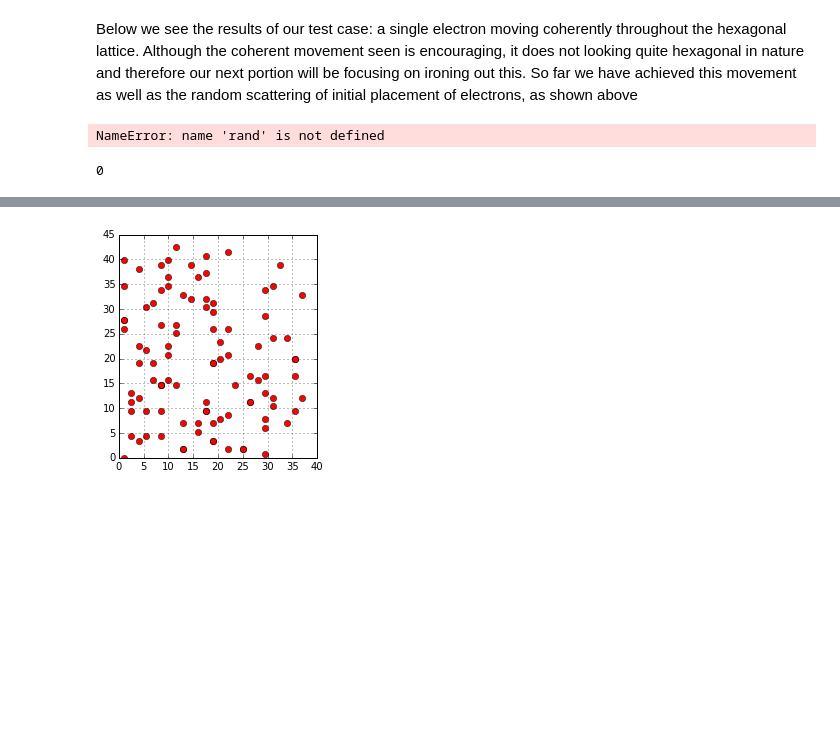
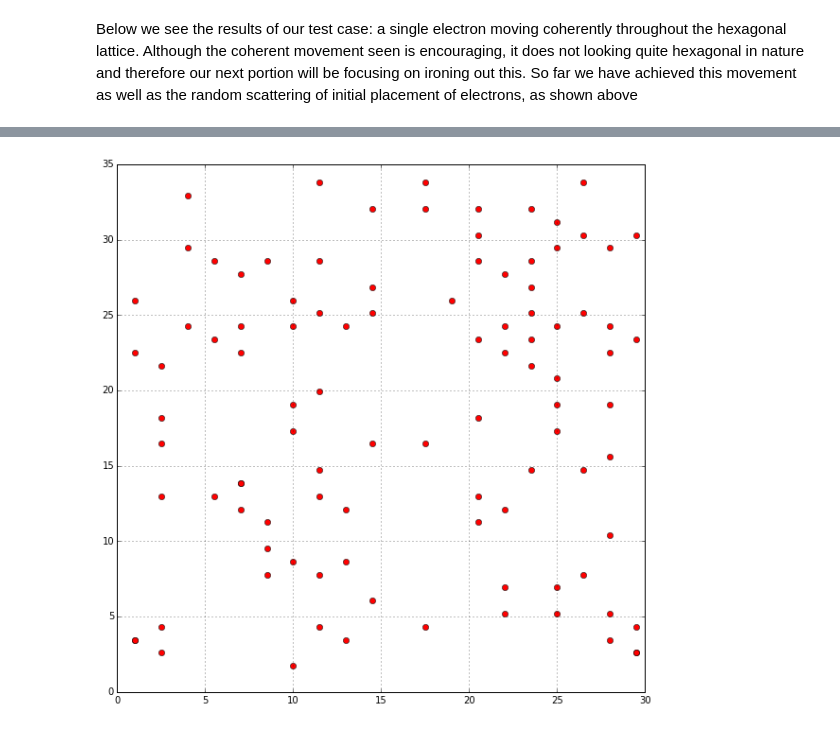
Before and after one commit to gmp25/SolidStatePhysicsProject, a Jupyter notebook: Untitled.ipynb, the cells around one changed output, grey strips where cells are left out. Cells and saved outputs as stored; diff of their text form; code cells hidden in the pictures; blank space fills up the shorter version.

Commit message:
got the electron placement ready
need to merge alex's temperature dependence function:
need to figure out what may be going wrong with it also.
Need to create out test

```diff
--- a/Untitled.ipynb
+++ b/Untitled.ipynb
@@ -200,15 +188,3 @@ Below we see the results of our test case: a single electron moving coherently t
 the coherent movement seen is encouraging, it does not looking quite hexagonal in nature and therefore our next portion will be
 focusing on ironing out this. So far we have achieved this movement as well as the random scattering of initial placement of
 electrons, as shown above
-# %%
-"""May be used later"""
-
-for i in range(N):
-            rand[i] = np.random.rand()
-            a = motions(locarrayx[i],locarrayy[i],jtype[i],rand[i])
-            locarrayx[i] = a[0] #first value
-            locarrayy[i] = a[1] #second value
-            xevol.extend([locarrayx[i]])
-            yevol.extend([locarrayy[i]])
-# %% [output]
-NameError: name 'rand' is not defined
@@ -217,7 +191,3 @@ print(np.sqrt((locarrayx[i]-locarrayx[i-1])**2+(locarrayy[i]-locarrayy[i-1])**2)
-# %%
-print(0%2)
-# %% [output]
-0
 # %%
 """Final Project: Giordano Pugliese's contribution
 Nearest neighbor interactions only(first approximation of tightbinding model)"""
@@ -226,16 +196,16 @@ import numpy as np
 import matplotlib.pyplot as plt
 %matplotlib inline
 # %%
-def electron_placement():
-    N = 100 #number of electrons: this should or could be a function of temperature
-    #N = input('How many electrons would you like to place? ')
-    t = 100 #number of time steps
-    #t = input('How many time steps? ')
+#N = 100 #number of electrons: this should or could be a function of temperature
+N = input('How many electrons would you like to place? ')
+#t = 100 #number of time steps
+t = input('How many time steps? ')
+a = 1    #lattice point spacing: can be changed by simply multiplying by lattice constant,same for the random integers b and c
 
+def electron_placement(N,t):
+    print "the value of N must be less than the total number of lattice sites or this function will run forever. Try to keep N less than the product of the x and y space"
     x_space = input('what would you like the x dimension of the initial electron distribution to be? ')#keep these on the same order as N
     y_space = input('what would you like the y dimension of the initial electron distribution to be? ')
-
-    a = 1    #lattice point spacing: can be changed by simply multiplying by lattice constant,same for the random integers b and c
 
     electronarray = np.zeros([N,3]) #array that will contain the positions of each electron
     locarrayx = np.zeros(N)
@@ -243,8 +213,9 @@ def electron_placement():
     jtype = np.zeros(N)
     b = np.random.randint(0, y_space)
 
+    counter = 0
     for i in range(N):
-        c = np.random.randint(x_space)  #to maintain randomness, keep N and the random integer bound equal
+        c = np.random.randint(x_space)
         locarrayx[i] = c * 3.*a / 2
         locarrayx += a
         b = (np.random.randint(y_space) * a * np.sqrt(3))
@@ -252,13 +223,40 @@ def electron_placement():
             locarrayy[i] =  b
         else:
             locarrayy[i] = b + a * np.sqrt(3) / 2.
-        electronarray[i] = np.asarray([locarrayx[i],locarrayy[i],jtype[i]]) #setting the electron positions
-    #print electronarray
 
-    plt.plot(electronarray[:,0],electronarray[:,1], 'ro')
-    plt.gca().set_aspect('equal')
+        electronarray_new = np.asarray([locarrayx[i],locarrayy[i],jtype[i]]) #setting the electron positions
+
+        j = -1
+        for k in np.arange(0,N-1):
+            j += 1
+            if i == j:
+                j += 1
+            #print j
+            if np.allclose(electronarray_new, np.asarray(electronarray[j])) == 1:
+                while np.allclose(electronarray_new, np.asarray(electronarray[j])) == 1:
+                    counter += 1
+                    c = np.random.randint(x_space)
+                    locarrayx[i] = c * 3.*a / 2
+                    locarrayx += a
+                    b = (np.random.randint(y_space) * a * np.sqrt(3))
+                    if c % 2 == 0:
+                        locarrayy[i] =  b
+                    else:
+                        locarrayy[i] = b + a * np.sqrt(3) / 2.
+                    electronarray_new = np.asarray([locarrayx[i],locarrayy[i],jtype[i]])
+
+        electronarray[i] = np.asarray(electronarray_new)
+    i = 0
+
+    print 'counter = ', (counter)
+    print electronarray
+
+    plt.plot(electronarray[:,0], electronarray[:,1], 'ro')
+    #plt.gca().set_aspect('equal')
     plt.grid()
+    fig = plt.gcf()
+    fig.set_size_inches(10, 10, forward=True)
 
     return electronarray
-electronarray = electron_placement()
+electronarray = electron_placement(N,t)
 # %% [output]
@@ -267,4 +280,4 @@ what would you like the y dimension of the initial electron distribution to be?
-[figure, old version]
+[figure, new version]
 # %%
 def motions(x,y,jtype,i):
 
```
Also changed, not shown: parts of 15 cells of this notebook, 3 other files.
